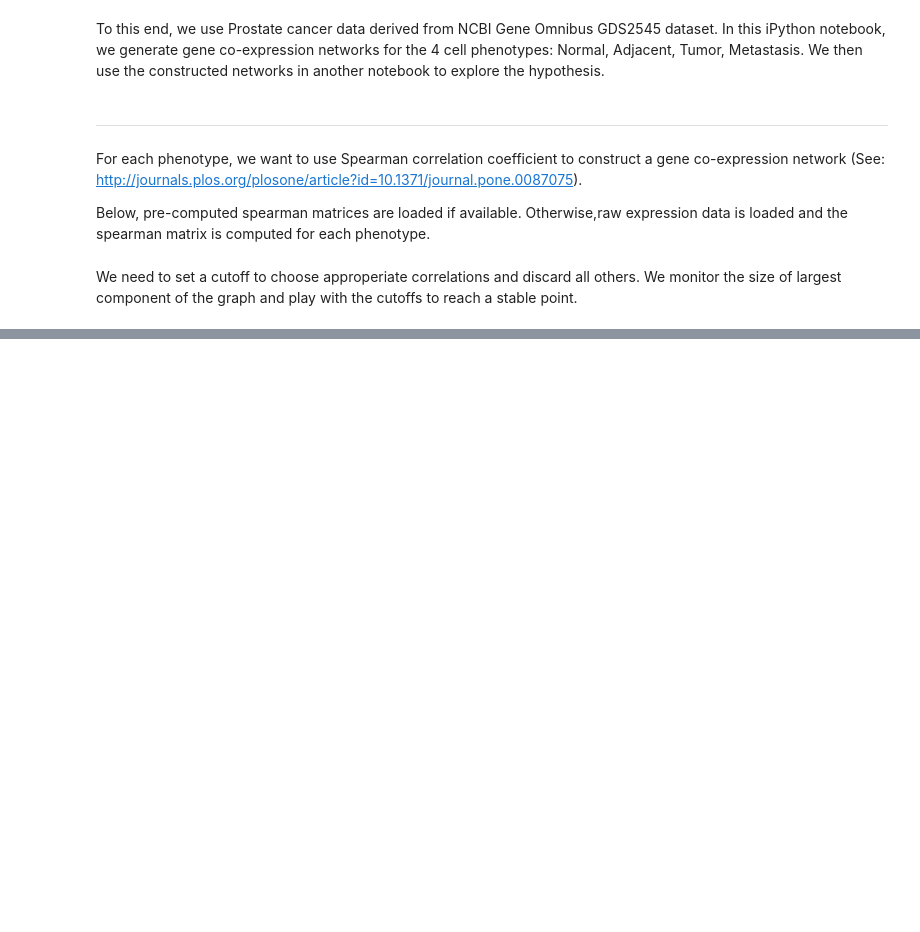
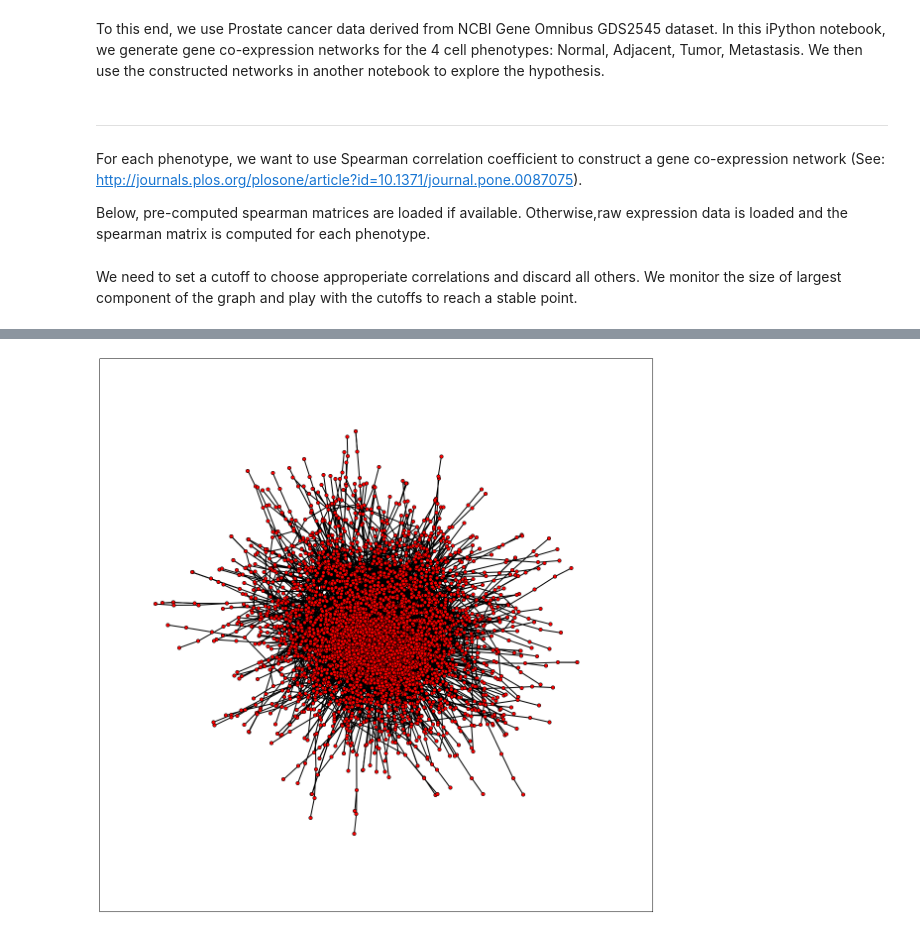
Before and after one commit to milani/cancer, a Jupyter notebook: gene-co-expression-network-construction.ipynb, the cells around one changed output, grey strips where cells are left out. Saved outputs shown, nothing was run; the diff lists cells and outputs as text; code cells hidden in the pictures; blank space fills up the shorter version.

```diff
--- a/gene-co-expression-network-construction.ipynb
+++ b/gene-co-expression-network-construction.ipynb
@@ -184,0 +169,11 @@ Average degree:  21.4659
+# %%
+pos=nx.spring_layout(normal_graph,weight=None)
+# %%
+fig = plt.figure()
+fig.set_size_inches(20,20)
+fig.set_dpi(300)
+nx.draw_networkx(normal_gc,pos=pos,with_labels=False,node_size=50,label="Normal Cell",width=2)
+fig.axes[0].get_xaxis().set_visible(False)
+fig.axes[0].get_yaxis().set_visible(False)
+# %% [output]
+[figure, added]
```
Also changed, not shown: parts of 4 cells of this notebook.
